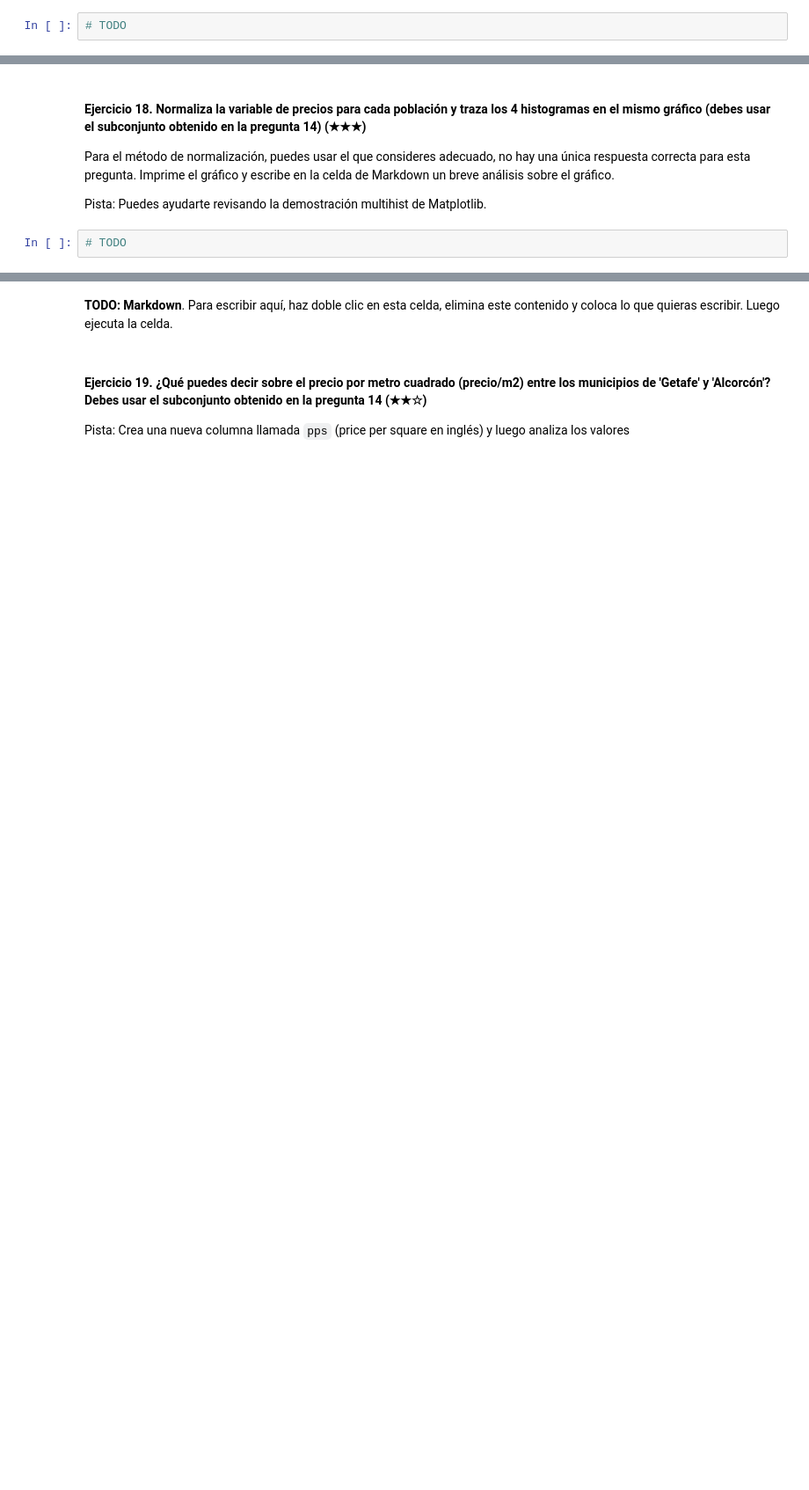
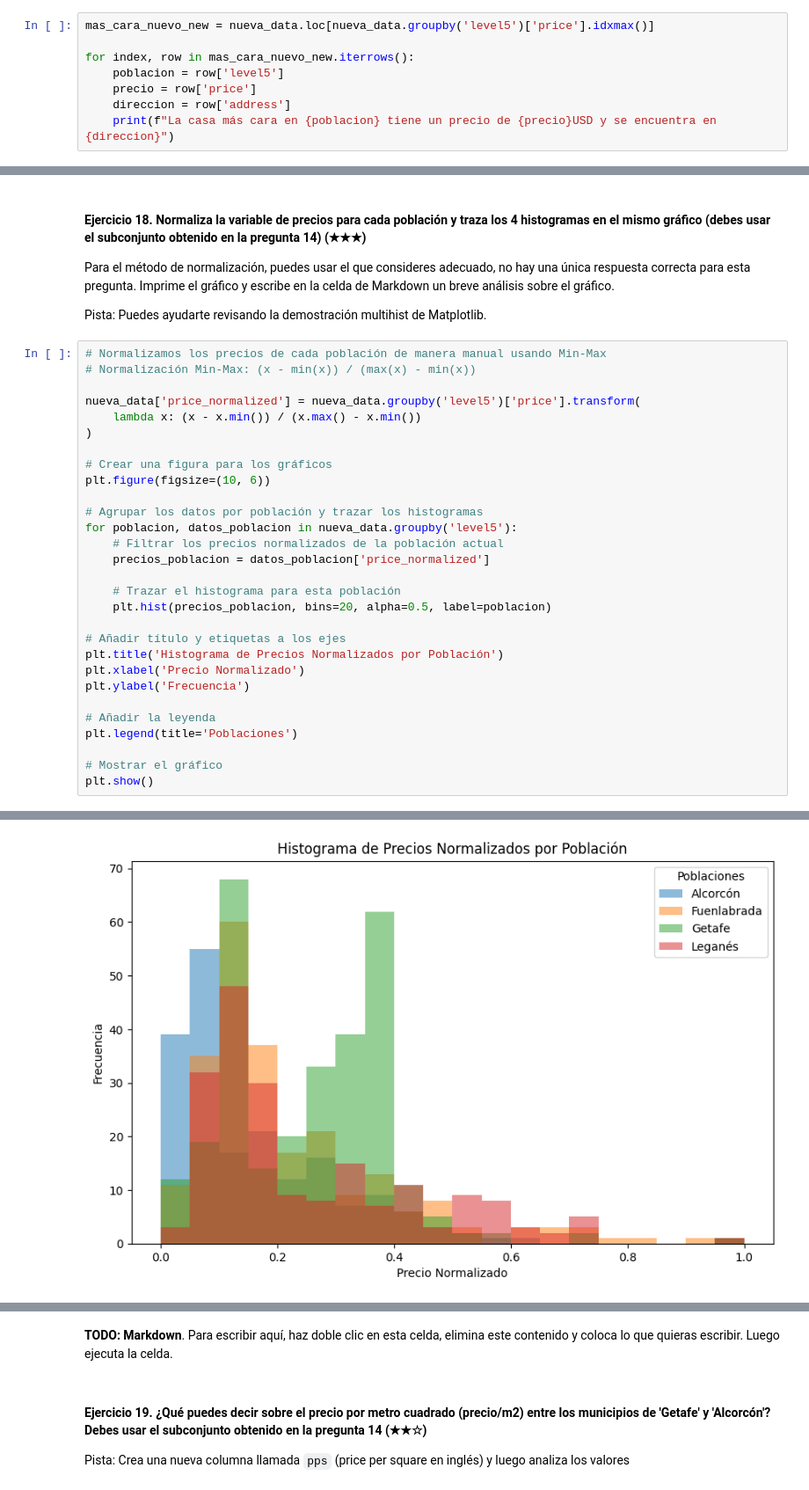
Before and after one commit to 4GeeksAcademy/AleGomezDev_real_state02, a Jupyter notebook: project.es.ipynb, the cells around one changed output, grey strips where cells are left out. Shown at 88% size. Saved outputs shown, nothing was run; the diff lists cells and outputs as text; blank space fills up the shorter version.

```diff
--- a/project.es.ipynb
+++ b/project.es.ipynb
@@ -328,4 +351,10 @@ Imprime ambos valores por cada variable.
 
 Imprime tanto la dirección como el precio de la casa seleccionada de cada población. Puedes imprimir un DataFrame o una sola línea para cada población.
 # %%
-# TODO
+mas_cara_nuevo_new = nueva_data.loc[nueva_data.groupby('level5')['price'].idxmax()]
+
+for index, row in mas_cara_nuevo_new.iterrows():
+    poblacion = row['level5']
+    precio = row['price']
+    direccion = row['address']
+    print(f"La casa más cara en {poblacion} tiene un precio de {precio}USD y se encuentra en {direccion}")
@@ -336,4 +370,32 @@ Para el método de normalización, puedes usar el que consideres adecuado, no ha
 
 Pista: Puedes ayudarte revisando la demostración multihist de Matplotlib.
 # %%
-# TODO
+# Normalizamos los precios de cada población de manera manual usando Min-Max
+# Normalización Min-Max: (x - min(x)) / (max(x) - min(x))
+
+nueva_data['price_normalized'] = nueva_data.groupby('level5')['price'].transform(
+    lambda x: (x - x.min()) / (x.max() - x.min())
+)
+
+# Crear una figura para los gráficos
+plt.figure(figsize=(10, 6))
+
+# Agrupar los datos por población y trazar los histogramas
+for poblacion, datos_poblacion in nueva_data.groupby('level5'):
+    # Filtrar los precios normalizados de la población actual
+    precios_poblacion = datos_poblacion['price_normalized']
+
+    # Trazar el histograma para esta población
+    plt.hist(precios_poblacion, bins=20, alpha=0.5, label=poblacion)
+
+# Añadir título y etiquetas a los ejes
+plt.title('Histograma de Precios Normalizados por Población')
+plt.xlabel('Precio Normalizado')
+plt.ylabel('Frecuencia')
+
+# Añadir la leyenda
+plt.legend(title='Poblaciones')
+
+# Mostrar el gráfico
+plt.show()
+# %% [output]
@@ -339,0 +407 @@ Pista: Puedes ayudarte revisando la demostración multihist de Matplotlib.
+[figure, added]
```
Also changed, not shown: parts of 4 cells of this notebook.
